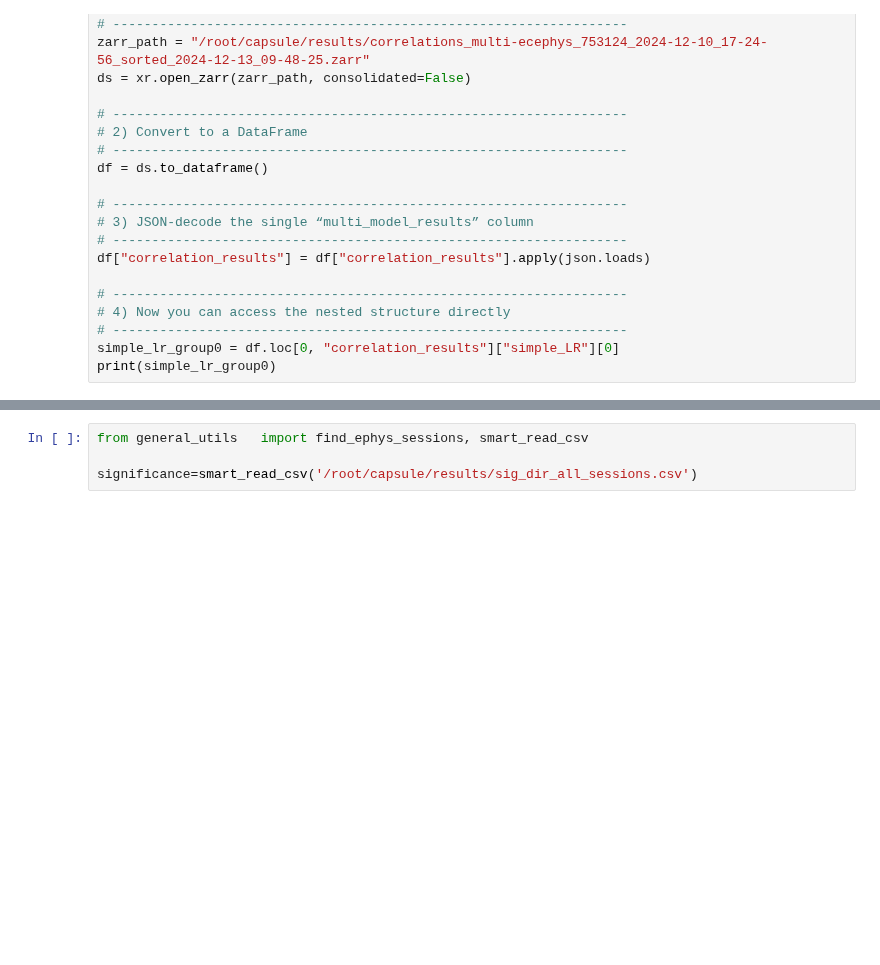
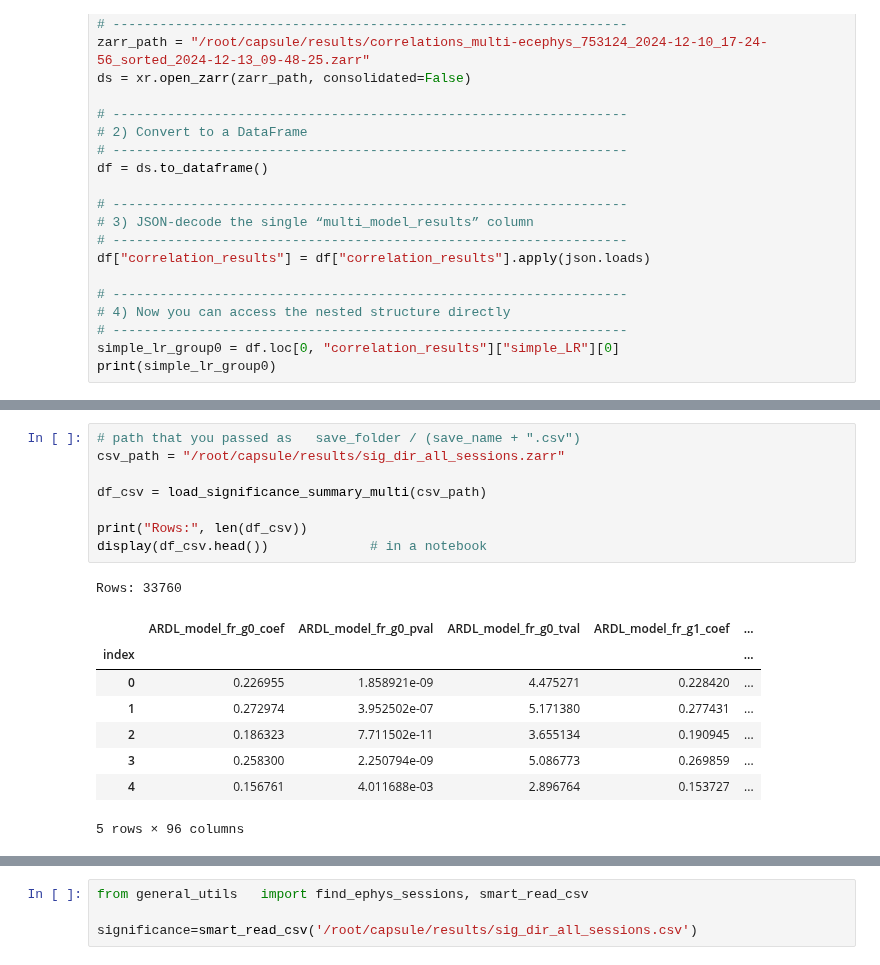
Before and after one commit to AllenNeuralDynamics/aind-dft-ephys-analysis, a Jupyter notebook: src/aind_dft_ephys_analysis/ephys_playground.ipynb, the cells around one changed output, grey strips where cells are left out. Drawn from its saved outputs; the diff is of its cells as text; blank space fills up the shorter version.

```diff
--- a/src/aind_dft_ephys_analysis/ephys_playground.ipynb
+++ b/src/aind_dft_ephys_analysis/ephys_playground.ipynb
@@ -408,0 +474,18 @@ Found 30 correlation result file(s)/folder(s):
+# %%
+# path that you passed as   save_folder / (save_name + ".csv")
+csv_path = "/root/capsule/results/sig_dir_all_sessions.zarr"
+
+df_csv = load_significance_summary_multi(csv_path)
+
+print("Rows:", len(df_csv))
+display(df_csv.head())             # in a notebook
+# %% [output]
+Rows: 33760
+|  | ARDL_model_fr_g0_coef | ARDL_model_fr_g0_pval | ARDL_model_fr_g0_tval | ARDL_model_fr_g1_coef | ... |
+| index |  |  |  |  | ... |
+| 0 | 0.226955 | 1.858921e-09 | 4.475271 | 0.228420 | ... |
+| 1 | 0.272974 | 3.952502e-07 | 5.171380 | 0.277431 | ... |
+| 2 | 0.186323 | 7.711502e-11 | 3.655134 | 0.190945 | ... |
+| 3 | 0.258300 | 2.250794e-09 | 5.086773 | 0.269859 | ... |
+| 4 | 0.156761 | 4.011688e-03 | 2.896764 | 0.153727 | ... |
+5 rows × 96 columns
```
Also changed, not shown: parts of 5 cells of this notebook, 1 other file.
